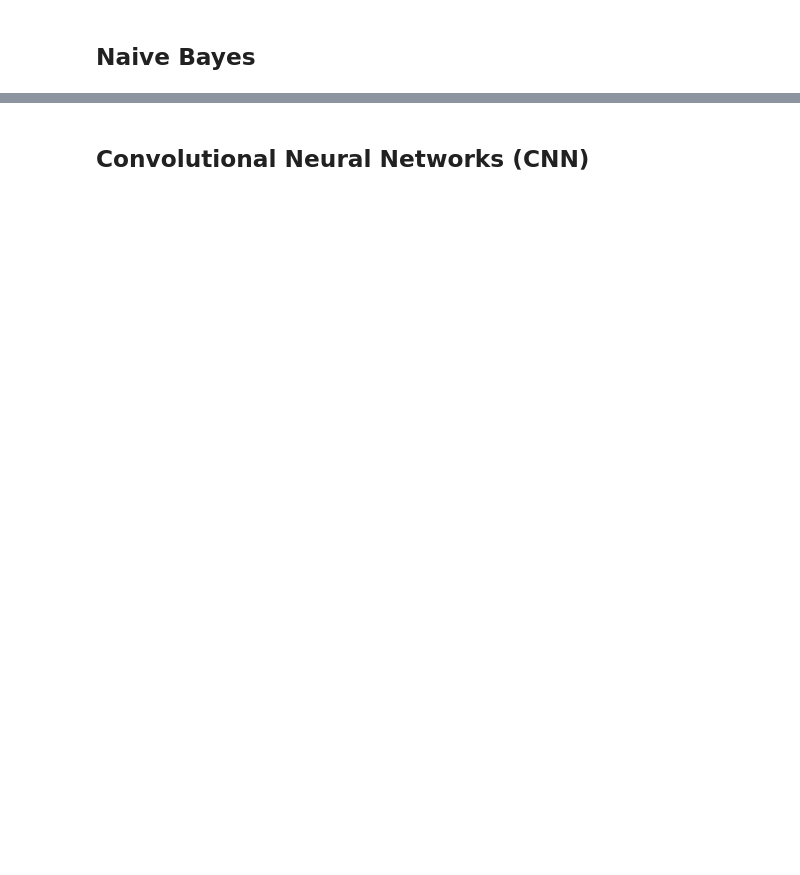
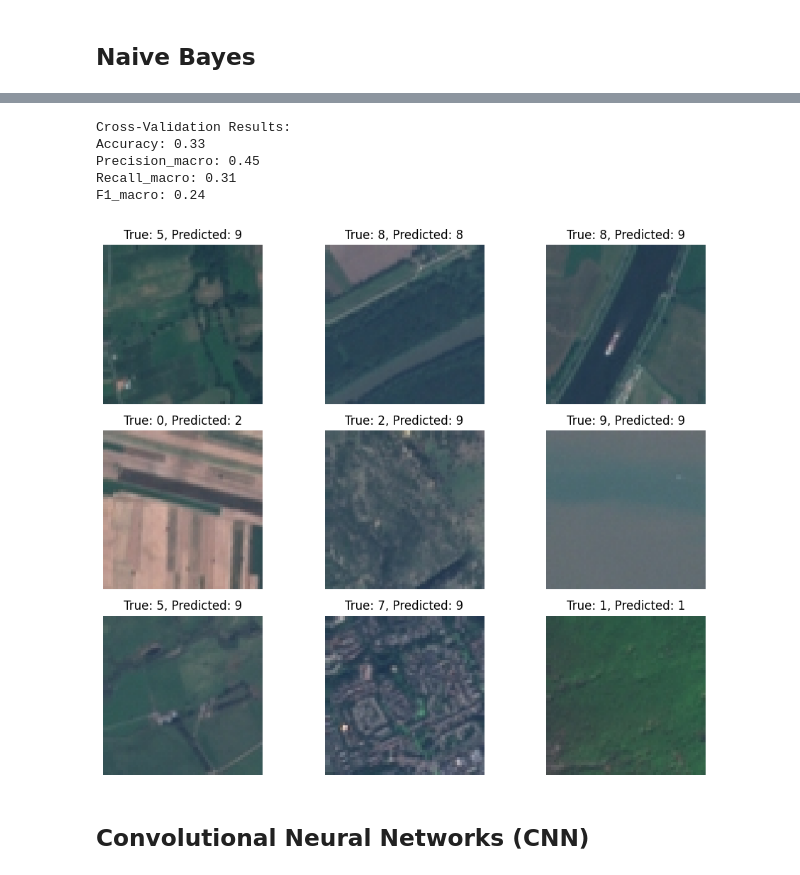
Before and after one commit to jhonnovax/image-pred-unsupervised-model, a Jupyter notebook: project.ipynb, the cells around one changed output, grey strips where cells are left out. Cells and saved outputs as stored; diff of their text form; code cells hidden in the pictures; blank space fills up the shorter version.

```diff
--- a/project.ipynb
+++ b/project.ipynb
@@ -490,3 +597,35 @@ plt.show()
+# %%
+# Fine tuning hyperparameters K-Nearest Neighbors
+from sklearn.model_selection import cross_validate
+
+# Perform cross-validation
+scoring = ['accuracy', 'precision_macro', 'recall_macro', 'f1_macro']
+cv_results = cross_validate(KNeighborsClassifier(n_neighbors=10), X_train_flat, y_train.ravel(), cv=3, scoring=scoring)
+
+# Print the cross-validation results
+print("Cross-Validation Results:")
+for metric in scoring:
+	print(f"{metric.capitalize()}: {np.mean(cv_results[f'test_{metric}']):.2f}")
+# %% [output]
+Cross-Validation Results:
+Accuracy: 0.33
+Precision_macro: 0.45
+Recall_macro: 0.31
+F1_macro: 0.24
+# %%
+# Visualize Decision K-Nearest Neighbors Predictions
+plt.figure(figsize=(10, 8))
+for i in range(9):
+    plt.subplot(3, 3, i+1)
+    index = np.random.randint(0, len(X_test))
+    plt.imshow(X_test[index], cmap='gray')
+    plt.title(f"True: {y_test[index]}, Predicted: {knn_model_pred[index]}")
+    plt.axis('off')
+
+plt.tight_layout()
+plt.show()
+# %% [output]
+[figure, added]
 # %% [markdown]
 ## Convolutional Neural Networks (CNN)
 # %%
```
Also changed, not shown: parts of 33 cells of this notebook.
